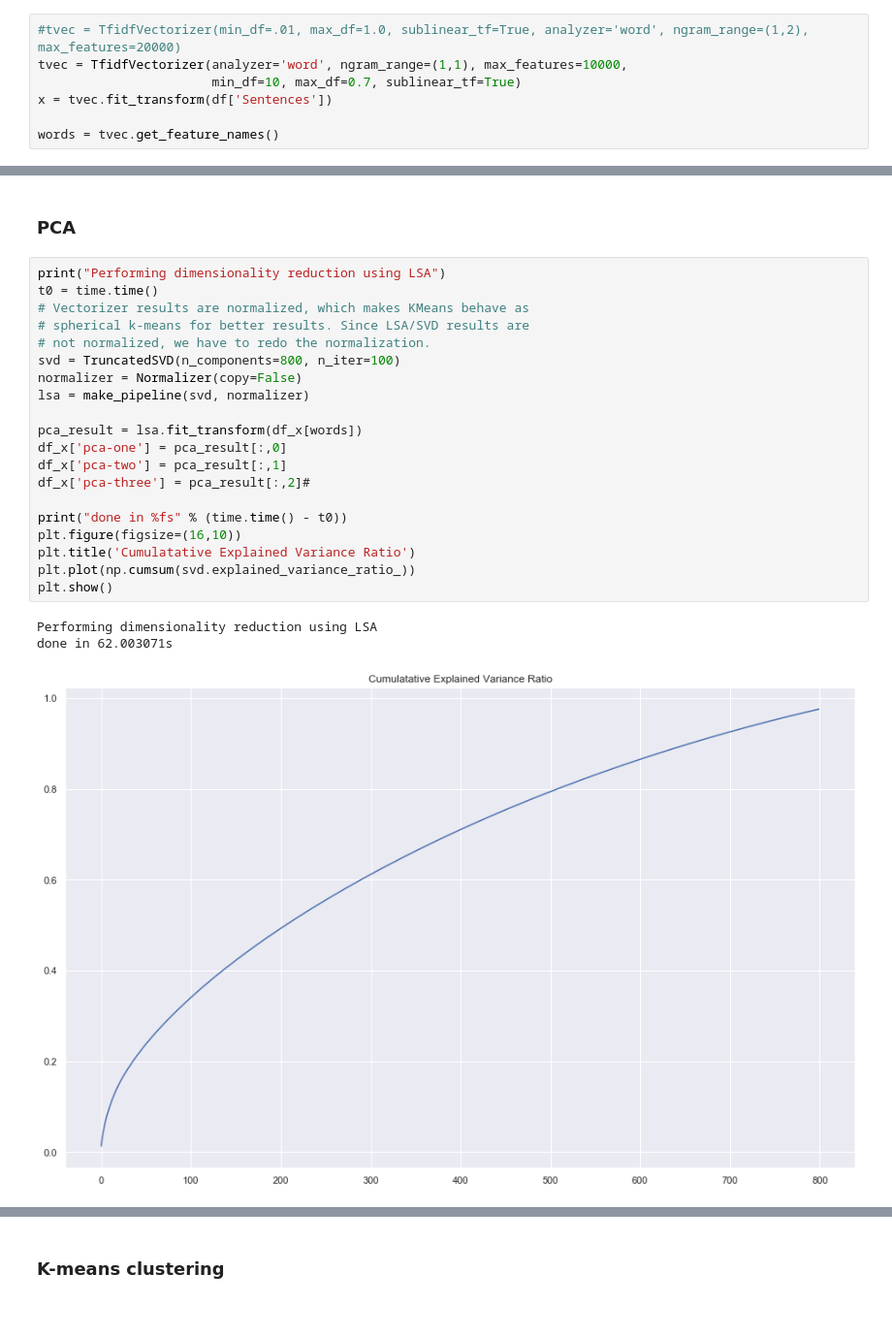
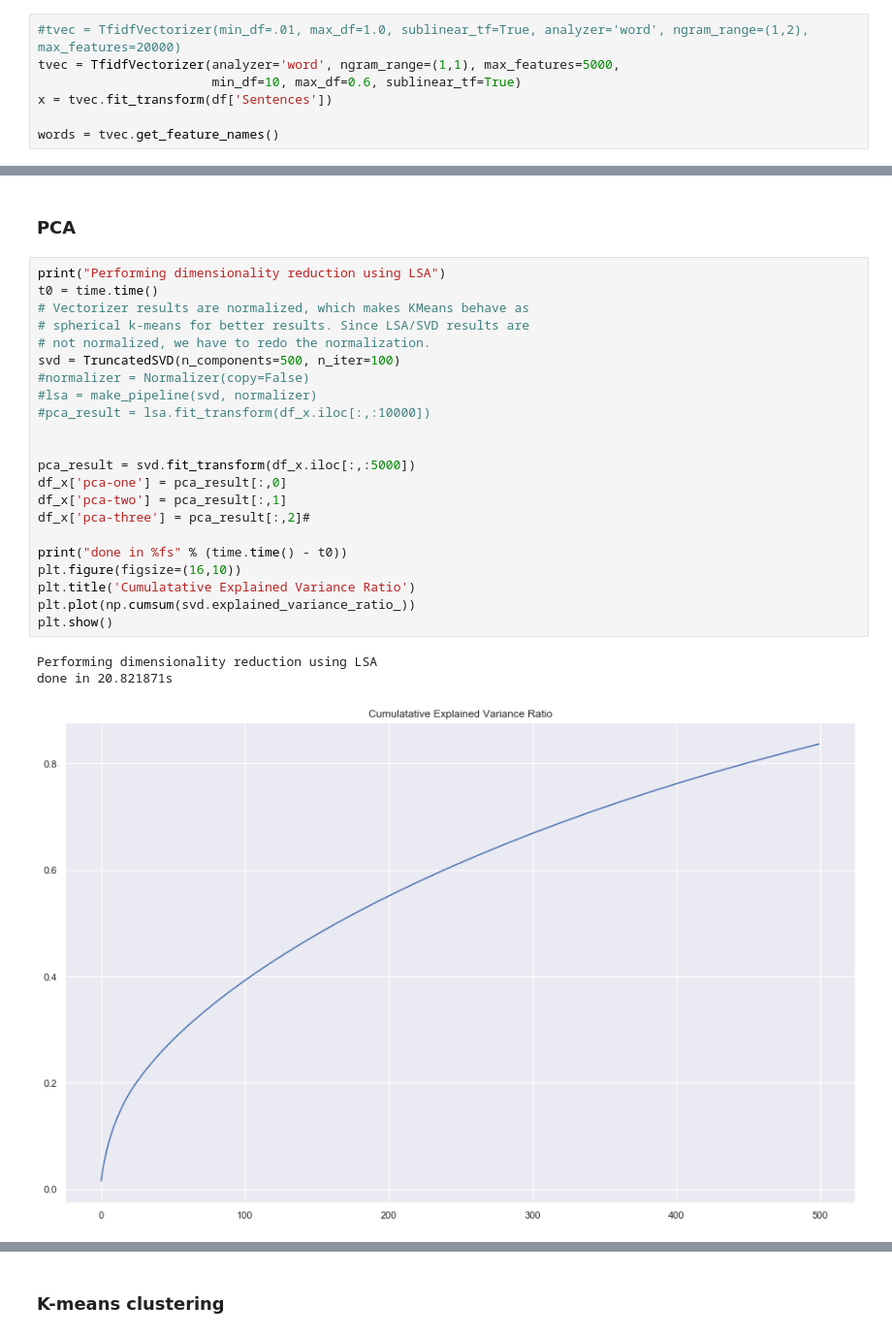
Before and after one commit to carlomarxdk/danish-parlament-text, a Jupyter notebook: 3_TF_IDF.ipynb, the cells around one changed output, grey strips where cells are left out. Shown: that part at 97% size. Drawn from its saved outputs; the diff is of its cells as text.

```diff
--- a/3_TF_IDF.ipynb
+++ b/3_TF_IDF.ipynb
@@ -28,7 +74,7 @@ df.sample(2)
 # %%
 #tvec = TfidfVectorizer(min_df=.01, max_df=1.0, sublinear_tf=True, analyzer='word', ngram_range=(1,2), max_features=20000)
-tvec = TfidfVectorizer(analyzer='word', ngram_range=(1,1), max_features=10000,
-                       min_df=10, max_df=0.7, sublinear_tf=True)
+tvec = TfidfVectorizer(analyzer='word', ngram_range=(1,1), max_features=5000,
+                       min_df=10, max_df=0.6, sublinear_tf=True)
 x = tvec.fit_transform(df['Sentences'])
 
 words = tvec.get_feature_names()
@@ -48,24 +96,26 @@ df_x.sample(2)
 # %%
 print("Performing dimensionality reduction using LSA")
 t0 = time.time()
 # Vectorizer results are normalized, which makes KMeans behave as
 # spherical k-means for better results. Since LSA/SVD results are
 # not normalized, we have to redo the normalization.
-svd = TruncatedSVD(n_components=800, n_iter=100)
-normalizer = Normalizer(copy=False)
-lsa = make_pipeline(svd, normalizer)
+svd = TruncatedSVD(n_components=500, n_iter=100)
+#normalizer = Normalizer(copy=False)
+#lsa = make_pipeline(svd, normalizer)
+#pca_result = lsa.fit_transform(df_x.iloc[:,:10000])
 
-pca_result = lsa.fit_transform(df_x[words])
+
+pca_result = svd.fit_transform(df_x.iloc[:,:5000])
 df_x['pca-one'] = pca_result[:,0]
 df_x['pca-two'] = pca_result[:,1]
 df_x['pca-three'] = pca_result[:,2]#
 
 print("done in %fs" % (time.time() - t0))
 plt.figure(figsize=(16,10))
 plt.title('Cumulatative Explained Variance Ratio')
 plt.plot(np.cumsum(svd.explained_variance_ratio_))
 plt.show()
 # %% [output]
 Performing dimensionality reduction using LSA
-done in 62.003071s
+done in 20.821871s
-[figure, old version]
+[figure, new version]
```
Also changed, not shown: parts of 20 cells of this notebook, 1 other file.
